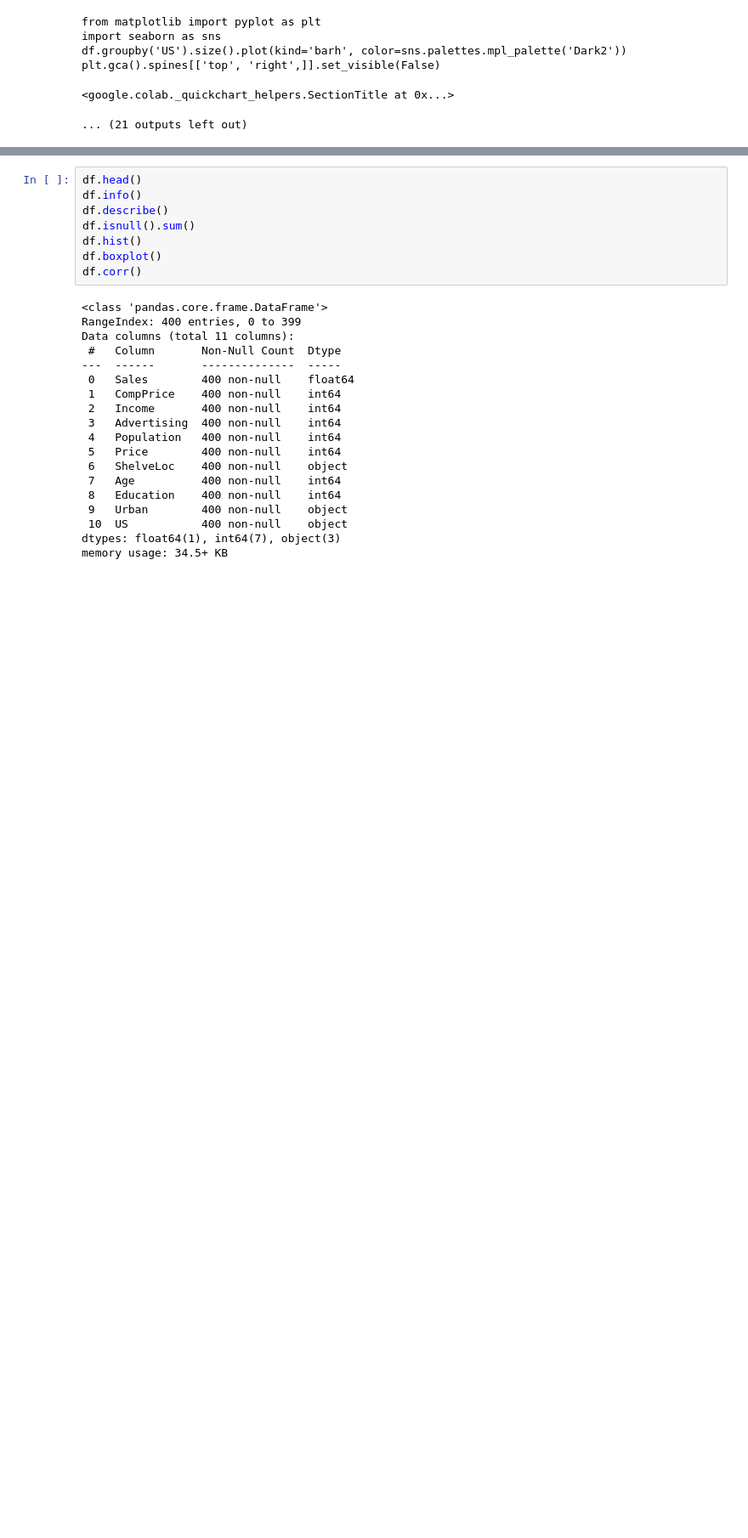
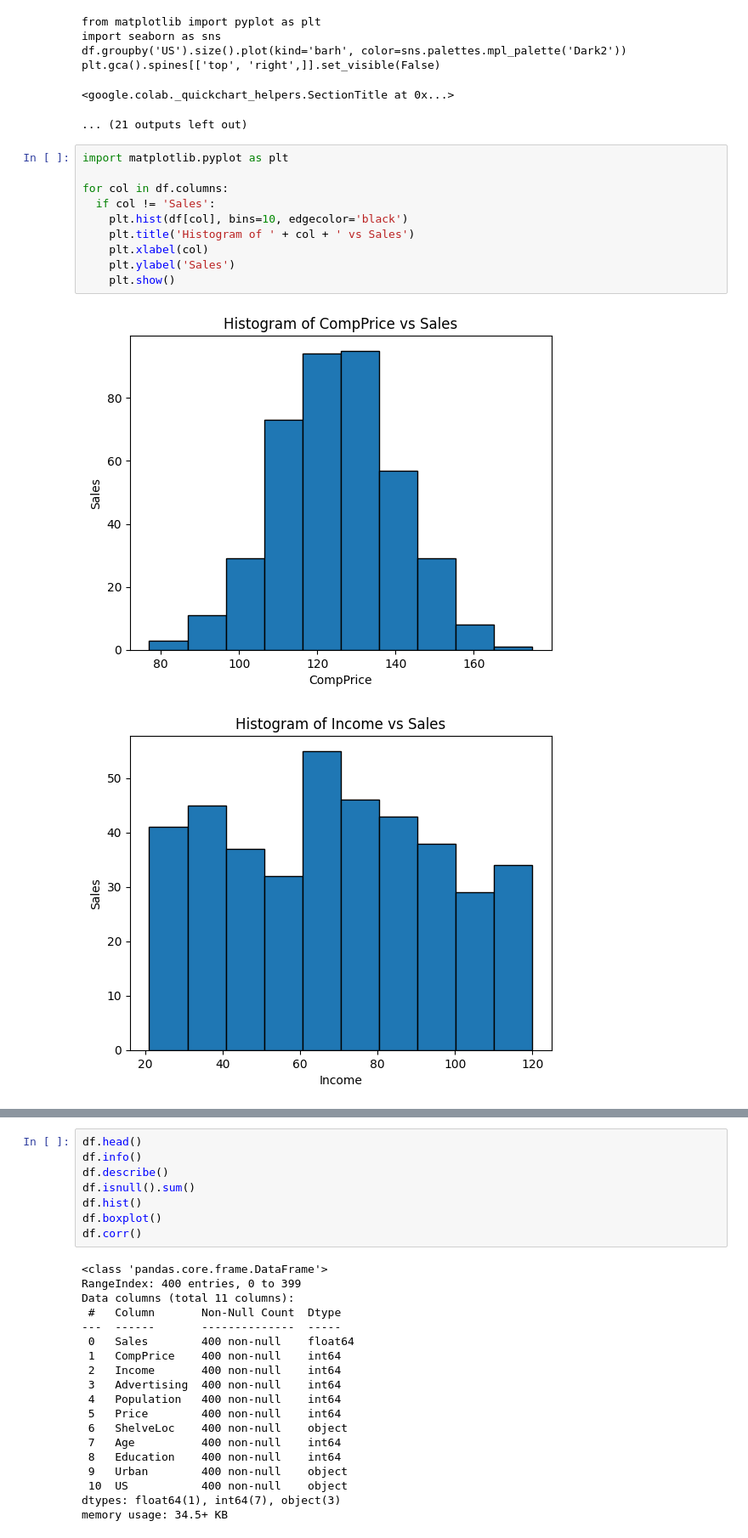
Before and after one commit to RNSHDeepika7/Assignments, a Jupyter notebook: Decision_tree_assgnt.ipynb, the cells around one changed output, grey strips where cells are left out. Shown at 85% size. Drawn from its saved outputs; the diff is of its cells as text; blank space fills up the shorter version.

```diff
--- a/Decision_tree_assgnt.ipynb
+++ b/Decision_tree_assgnt.ipynb
@@ -53,3 +53,16 @@ df.groupby('US').size().plot(kind='barh', color=sns.palettes.mpl_palette('Dark2'
 plt.gca().spines[['top', 'right',]].set_visible(False)
 <google.colab._quickchart_helpers.SectionTitle at 0x...>
 ... (21 outputs left out)
+# %%
+import matplotlib.pyplot as plt
+
+for col in df.columns:
+  if col != 'Sales':
+    plt.hist(df[col], bins=10, edgecolor='black')
+    plt.title('Histogram of ' + col + ' vs Sales')
+    plt.xlabel(col)
+    plt.ylabel('Sales')
+    plt.show()
+# %% [output]
+[figure, added]
+[figure, added]
```
Also changed, not shown: parts of 20 cells of this notebook.
